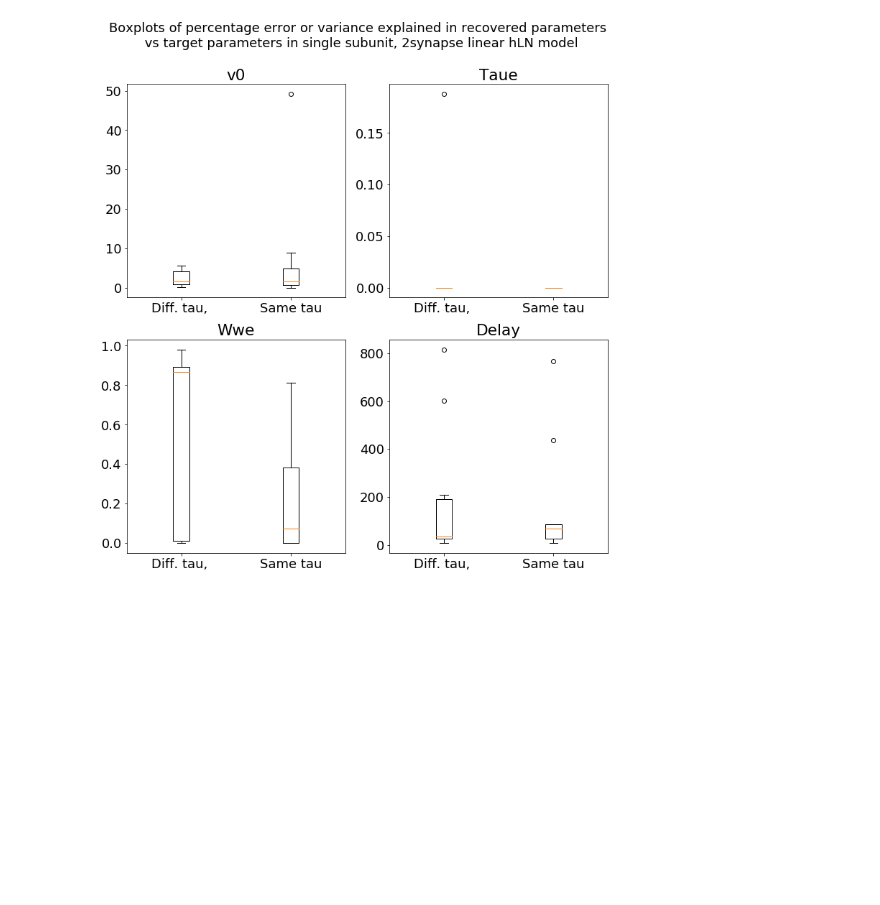
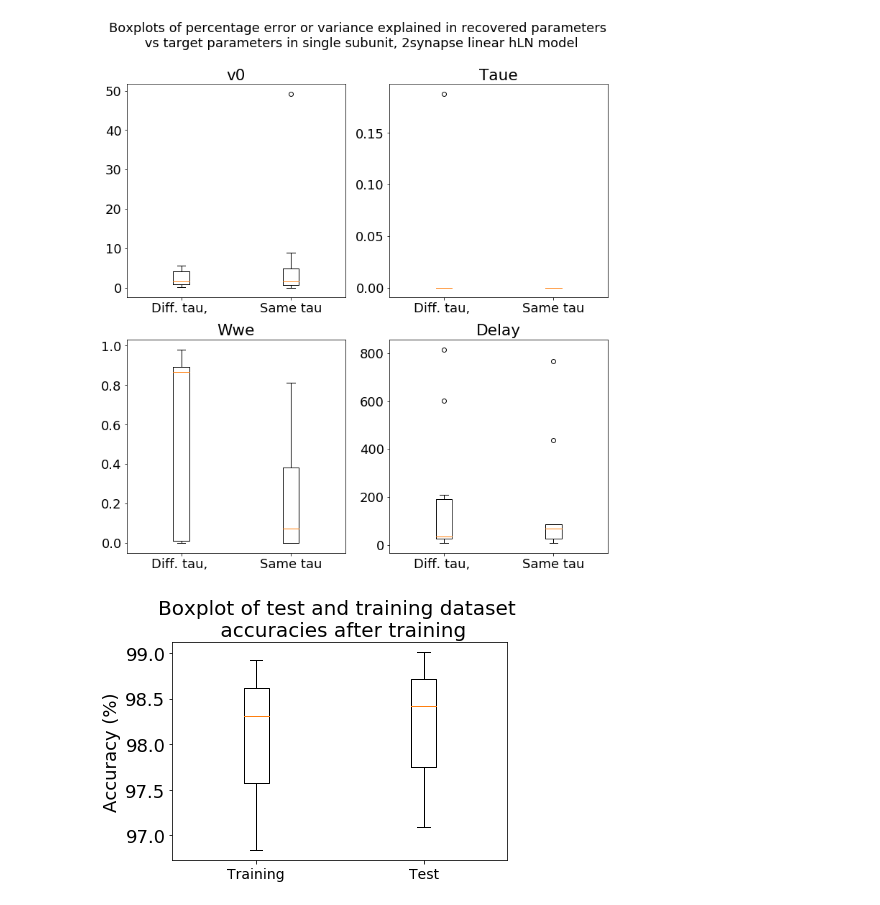
Before and after one commit to eap40/iib-neuro-proj, a Jupyter notebook: Notebooks/training_debug.ipynb, the cells around one changed output. Drawn from its saved outputs; the diff is of its cells as text; code cells hidden in the pictures; blank space fills up the shorter version.

Commit message:
Began experiments to investigate parameter recovery in simple hLN models

```diff
--- a/Notebooks/training_debug.ipynb
+++ b/Notebooks/training_debug.ipynb
@@ -1185,0 +965,19 @@ def test_recovery(model, inputs, num_sims, enforce_params=False):
+# %%
+# now do multiple simulations for each case
+Wce_sing, Wci_sing = np.array([np.array([0])]), np.array([np.array([])])
+hln_test = hLN_Model(Jc=Jc_1l, Wce=Wce_sing, Wci=Wci_sing, sig_on=tf.constant([False]))
+train_accuracies, test_accuracies, trained_params_list, target_params_list = test_recovery(model=hln_test, inputs=inputs, num_sims=3)
+# %%
+# box plot of recovered accuracies in hLN models
+matplotlib.rcParams.update({'font.size': 18})
+fig, ax = plt.subplots()
+ax.set_title('Boxplot of test and training dataset \n accuracies after training', fontsize=20)
+ax.boxplot([train_accuracies, test_accuracies])
+ax.set_xticklabels(['Training', 'Test'], fontsize=14)
+ax.set_ylabel("Accuracy (%)")
+# ax.set_ylim(100)
+
+# plt.savefig("Figures/1l_accuracies_5attempts_10sims.png")
+plt.show()
+# %% [output]
+[figure, added]
```
Also changed, not shown: parts of 24 cells of this notebook.
